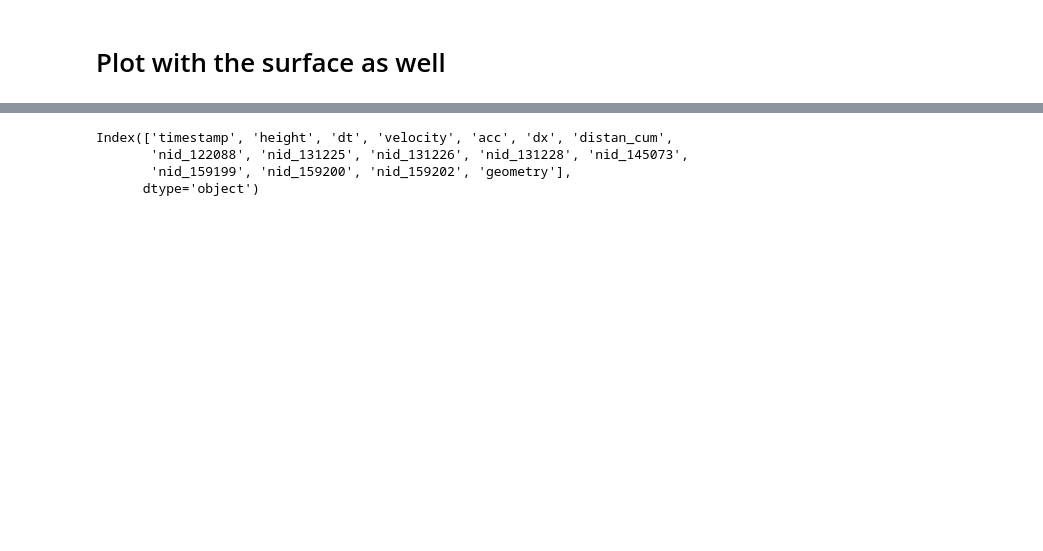
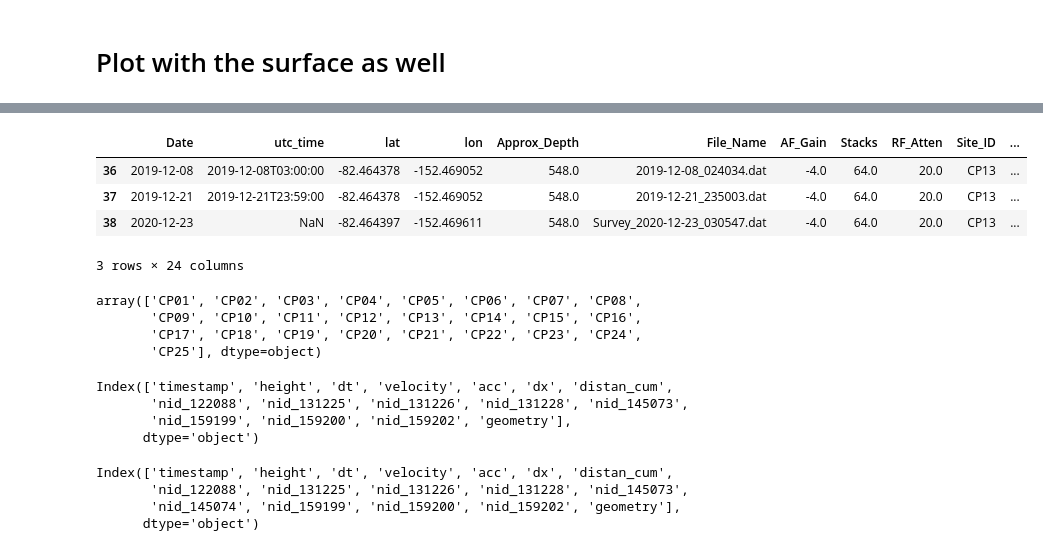
Before and after one commit to arrran/PhD_data_chapter, a Jupyter notebook: Jupyter/PLOTS/data_paper/09_plot_apres_melt.ipynb, the cells around one changed output, grey strips where cells are left out. Drawn from its saved outputs; the diff is of its cells as text; code cells hidden in the pictures; blank space fills up the shorter version.

```diff
--- a/Jupyter/PLOTS/data_paper/09_plot_apres_melt.ipynb
+++ b/Jupyter/PLOTS/data_paper/09_plot_apres_melt.ipynb
@@ -137,3 +101,18 @@ Index(['sitenames', 'x', 'y', 'melt_rate', 'melt_rate_error',
+# %%
+df.query('Site_ID == "CP13"')
+# %% [output]
+|  | Date | utc_time | lat | lon | Approx_Depth | File_Name | AF_Gain | Stacks | RF_Atten | Site_ID | ... |
+| 36 | 2019-12-08 | 2019-12-08T03:00:00 | -82.464378 | -152.469052 | 548.0 | 2019-12-08_024034.dat | -4.0 | 64.0 | 20.0 | CP13 | ... |
+| 37 | 2019-12-21 | 2019-12-21T23:59:00 | -82.464378 | -152.469052 | 548.0 | 2019-12-21_235003.dat | -4.0 | 64.0 | 20.0 | CP13 | ... |
+| 38 | 2020-12-23 | NaN | -82.464397 | -152.469611 | 548.0 | Survey_2020-12-23_030547.dat | -4.0 | 64.0 | 20.0 | CP13 | ... |
+3 rows × 24 columns
+# %%
+df.Site_ID.unique()
+# %% [output]
+array(['CP01', 'CP02', 'CP03', 'CP04', 'CP05', 'CP06', 'CP07', 'CP08',
+       'CP09', 'CP10', 'CP11', 'CP12', 'CP13', 'CP14', 'CP15', 'CP16',
+       'CP17', 'CP18', 'CP19', 'CP20', 'CP21', 'CP22', 'CP23', 'CP24',
+       'CP25'], dtype=object)
 # %%
 radar_APREScross = gpd.read_file('/Users/home/whitefar/DATA/FIELD_ANT_19/POST_FIELD/RES/PROCESSED_LINES_GISFILE/lineAPREScross.shp')
 radar_APREScross.keys()
@@ -142,5 +121,13 @@ Index(['timestamp', 'height', 'dt', 'velocity', 'acc', 'dx', 'distan_cum',
        'nid_122088', 'nid_131225', 'nid_131226', 'nid_131228', 'nid_145073',
        'nid_159199', 'nid_159200', 'nid_159202', 'geometry'],
       dtype='object')
+# %%
+radar_APRESdown = gpd.read_file('/Users/home/whitefar/DATA/FIELD_ANT_19/POST_FIELD/RES/PROCESSED_LINES_GISFILE/lineAPRESdown.shp')
+radar_APRESdown.keys()
+# %% [output]
+Index(['timestamp', 'height', 'dt', 'velocity', 'acc', 'dx', 'distan_cum',
+       'nid_122088', 'nid_131225', 'nid_131226', 'nid_131228', 'nid_145073',
+       'nid_145074', 'nid_159199', 'nid_159200', 'nid_159202', 'geometry'],
+      dtype='object')
 # %%
 f = interpolate.interp1d(radar_APREScross.geometry.x,radar_APREScross.height)
```
Also changed, not shown: parts of 30 cells of this notebook, 11 other files.
